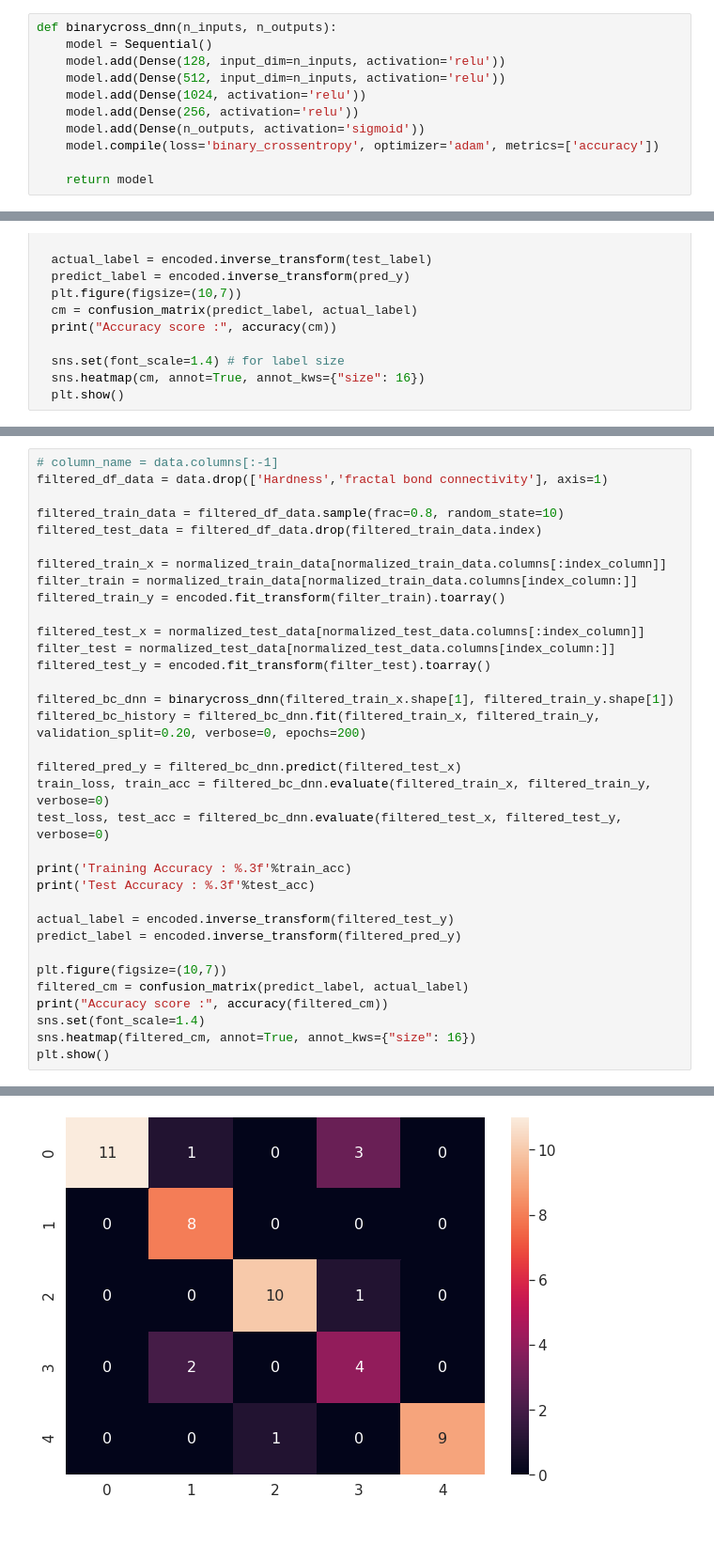
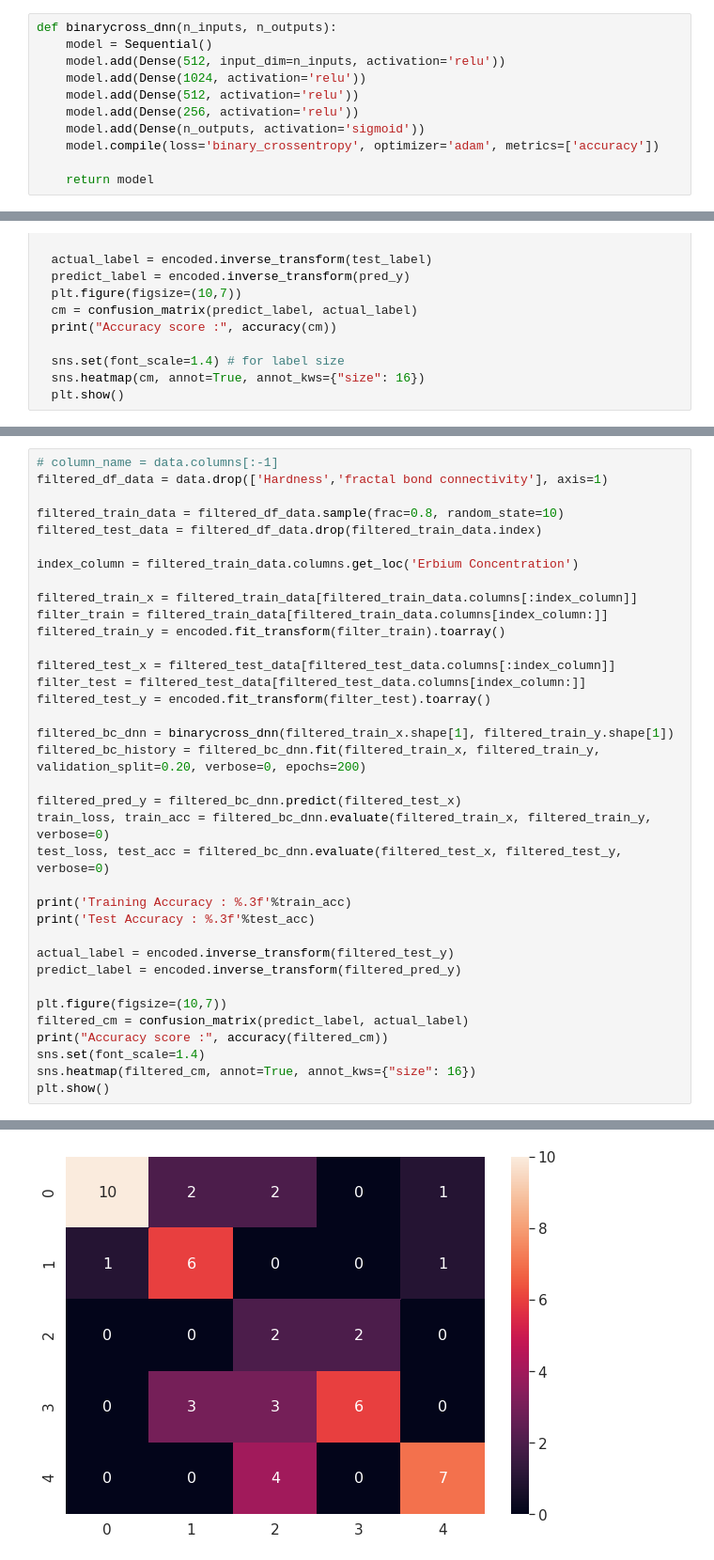
Before and after one commit to ee2110/Machine_Learning_with_TensorFlow, a Jupyter notebook: Glass-Compound-Analysis/Erbium_Concentration_Classification/DNN_tf2_Erbium_concentration_classification.ipynb, the cells around one changed output, grey strips where cells are left out. Shown: that part at 94% size. Cells and saved outputs as stored; diff of their text form; blank space fills up the shorter version.

Commit message:
update model

```diff
--- a/Glass-Compound-Analysis/Erbium_Concentration_Classification/DNN_tf2_Erbium_concentration_classification.ipynb
+++ b/Glass-Compound-Analysis/Erbium_Concentration_Classification/DNN_tf2_Erbium_concentration_classification.ipynb
@@ -67,9 +68,9 @@ test_y = encoded.fit_transform(act_test_y).toarray()
 # %%
 def binarycross_dnn(n_inputs, n_outputs):
 	model = Sequential()
-	model.add(Dense(128, input_dim=n_inputs, activation='relu'))
 	model.add(Dense(512, input_dim=n_inputs, activation='relu'))
 	model.add(Dense(1024, activation='relu'))
+	model.add(Dense(512, activation='relu'))
 	model.add(Dense(256, activation='relu'))
 	model.add(Dense(n_outputs, activation='sigmoid'))
 	model.compile(loss='binary_crossentropy', optimizer='adam', metrics=['accuracy'])
@@ -196,12 +227,14 @@ filtered_df_data = data.drop(['Hardness','fractal bond connectivity'], axis=1)
 filtered_train_data = filtered_df_data.sample(frac=0.8, random_state=10)
 filtered_test_data = filtered_df_data.drop(filtered_train_data.index)
 
-filtered_train_x = normalized_train_data[normalized_train_data.columns[:index_column]]
-filter_train = normalized_train_data[normalized_train_data.columns[index_column:]]
+index_column = filtered_train_data.columns.get_loc('Erbium Concentration')
+
+filtered_train_x = filtered_train_data[filtered_train_data.columns[:index_column]]
+filter_train = filtered_train_data[filtered_train_data.columns[index_column:]]
 filtered_train_y = encoded.fit_transform(filter_train).toarray()
 
-filtered_test_x = normalized_test_data[normalized_test_data.columns[:index_column]]
-filter_test = normalized_test_data[normalized_test_data.columns[index_column:]]
+filtered_test_x = filtered_test_data[filtered_test_data.columns[:index_column]]
+filter_test = filtered_test_data[filtered_test_data.columns[index_column:]]
 filtered_test_y = encoded.fit_transform(filter_test).toarray()
 
 filtered_bc_dnn = binarycross_dnn(filtered_train_x.shape[1], filtered_train_y.shape[1])
@@ -231 +263 @@ Accuracy score : 0.84
-[figure, old version]
+[figure, new version]
```
Also changed, not shown: parts of 11 cells of this notebook, 3 other files.
